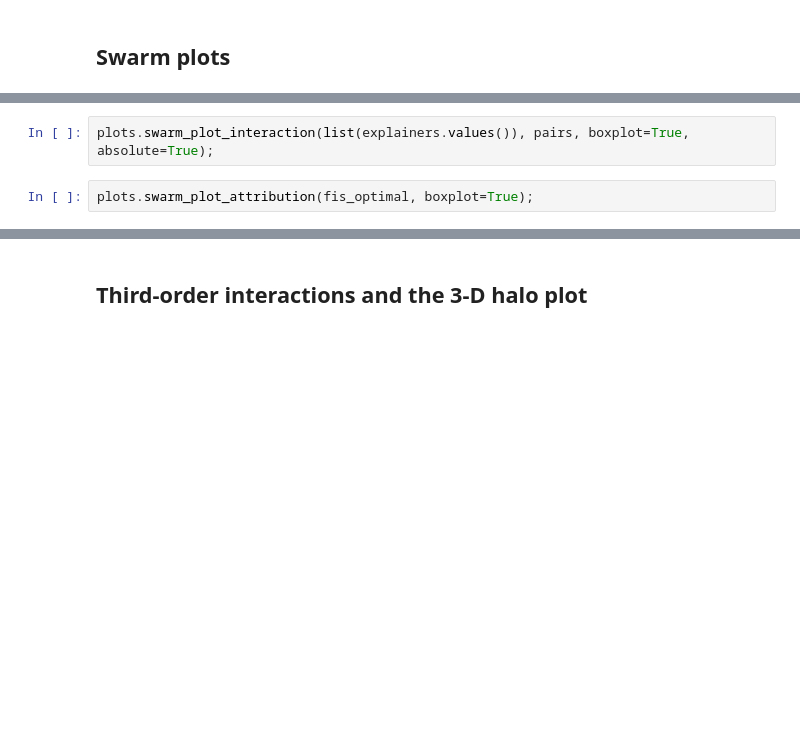
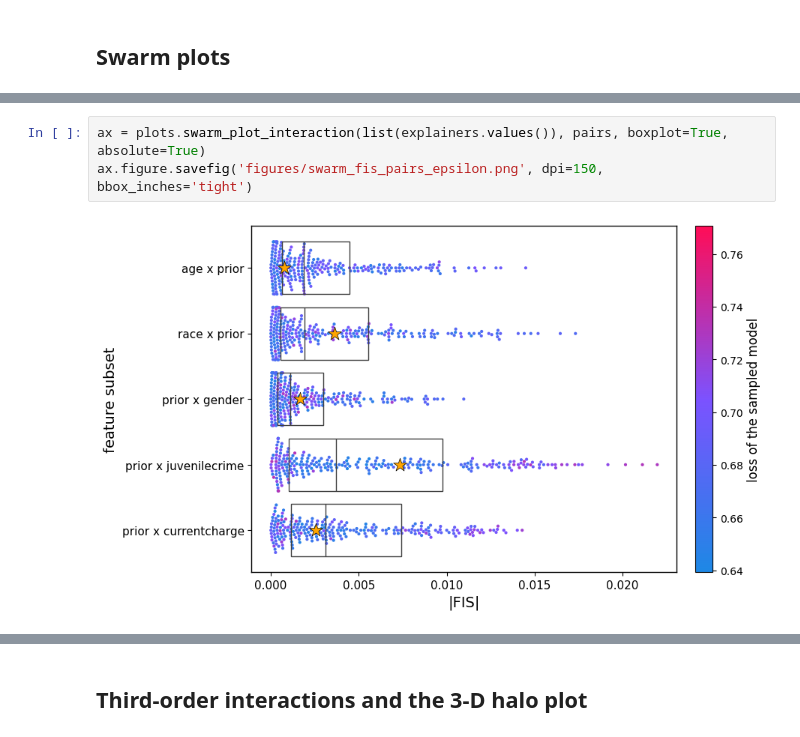
Before and after one commit to Sichao-Li/generalized_rashomon_set, a Jupyter notebook: experiments/recidivism prediction.ipynb, the cells around one changed output, grey strips where cells are left out. Drawn from its saved outputs; the diff is of its cells as text; blank space fills up the shorter version.

```diff
--- a/experiments/recidivism prediction.ipynb
+++ b/experiments/recidivism prediction.ipynb
@@ -74,4 +176,5 @@ plots.swarm_plot_interaction(fis_optimal, pairs, boxplot=True);
 # %%
-plots.swarm_plot_interaction(list(explainers.values()), pairs, boxplot=True, absolute=True);
+ax = plots.swarm_plot_interaction(list(explainers.values()), pairs, boxplot=True, absolute=True)
+ax.figure.savefig('figures/swarm_fis_pairs_epsilon.png', dpi=150, bbox_inches='tight')
+# %% [output]
+[figure, added]
-# %%
-plots.swarm_plot_attribution(fis_optimal, boxplot=True);
```
Also changed, not shown: parts of 18 cells of this notebook, 11 other files.
